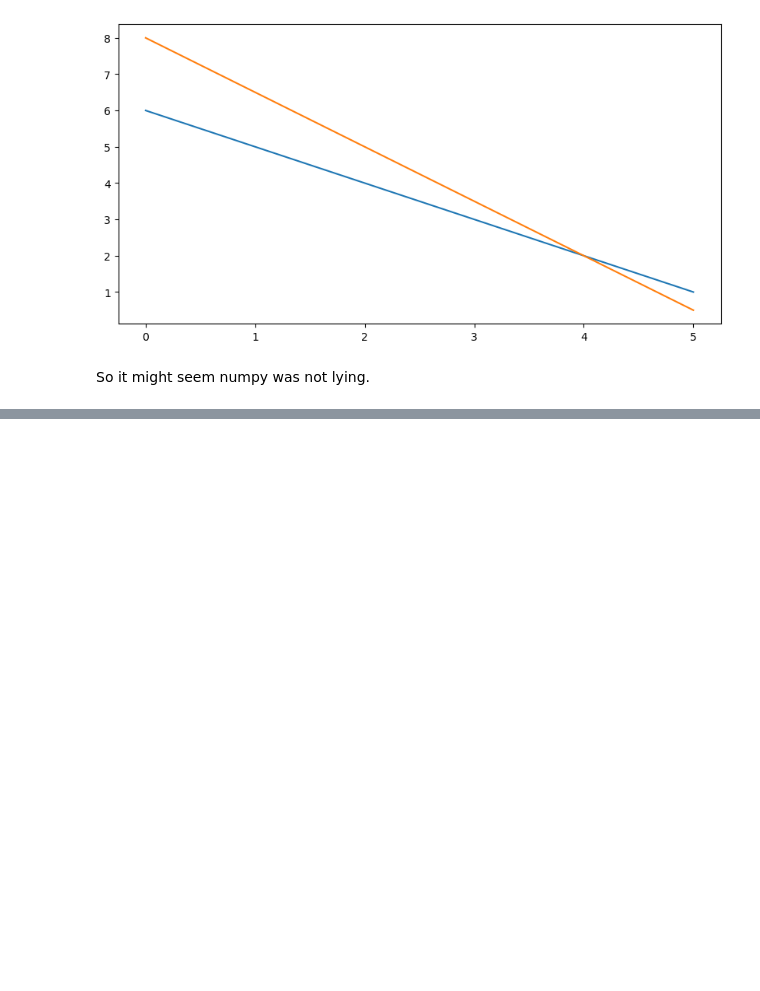
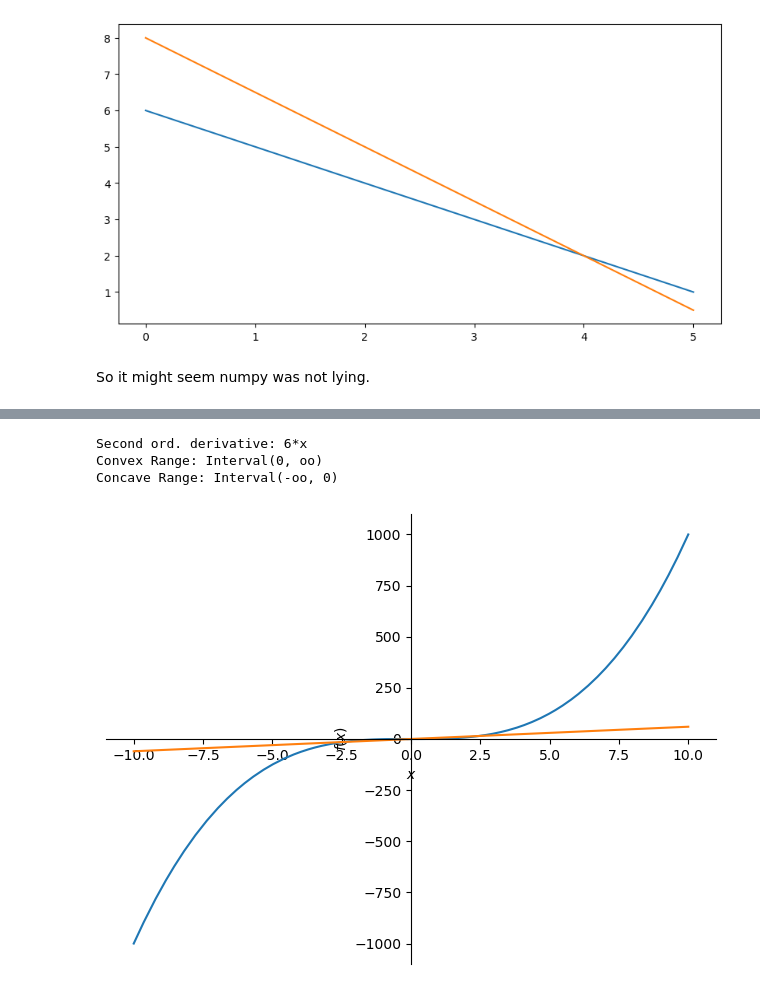
Before and after one commit to jassuwu/college9, a Jupyter notebook: 20XW96 - DEEP LEARNING LAB/PS1.ipynb, the cells around one changed output, grey strips where cells are left out. Saved outputs shown, nothing was run; the diff lists cells and outputs as text; code cells hidden in the pictures; blank space fills up the shorter version.

```diff
--- a/20XW96 - DEEP LEARNING LAB/PS1.ipynb
+++ b/20XW96 - DEEP LEARNING LAB/PS1.ipynb
@@ -41,0 +63,14 @@ array([4, 4, 5, 4, 3, 5, 5, 2, 5, 5, 4, 7, 2, 4, 2, 5, 5, 5, 2, 4, 3, 3,
+# %%
+# 3b
+y = x ** 3
+ydiff2 = diff(y, x, 2)
+
+s = sp.plotting.plot(y, show=False)
+s.extend(sp.plotting.plot(ydiff2, show=False))
+print(f"Second ord. derivative: {ydiff2}\nConvex Range: {sp.solveset(ydiff2>=0, x, sp.Reals)}\nConcave Range: {sp.solveset(ydiff2<=0, x, sp.Reals)}")
+s.show()
+# %% [output]
+Second ord. derivative: 6*x
+Convex Range: Interval(0, oo)
+Concave Range: Interval(-oo, 0)
+[figure, added]
```
Also changed, not shown: parts of 7 cells of this notebook.
